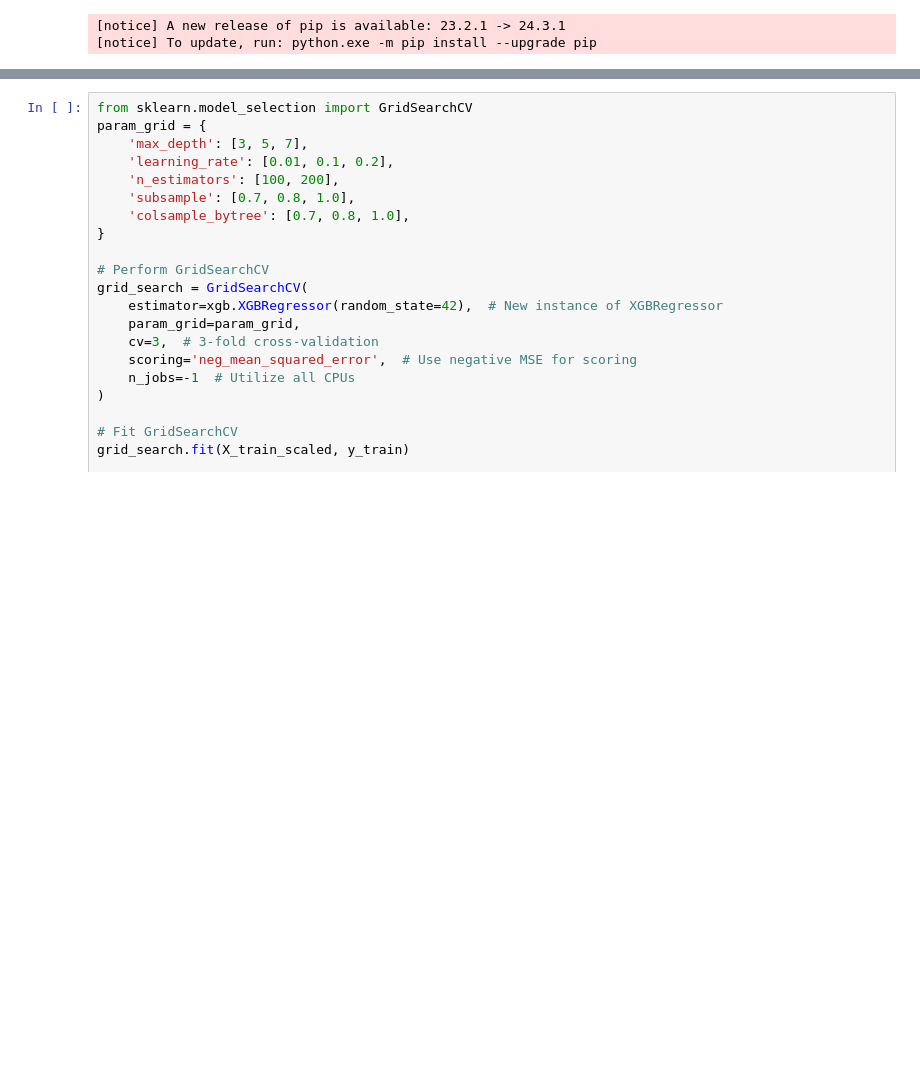
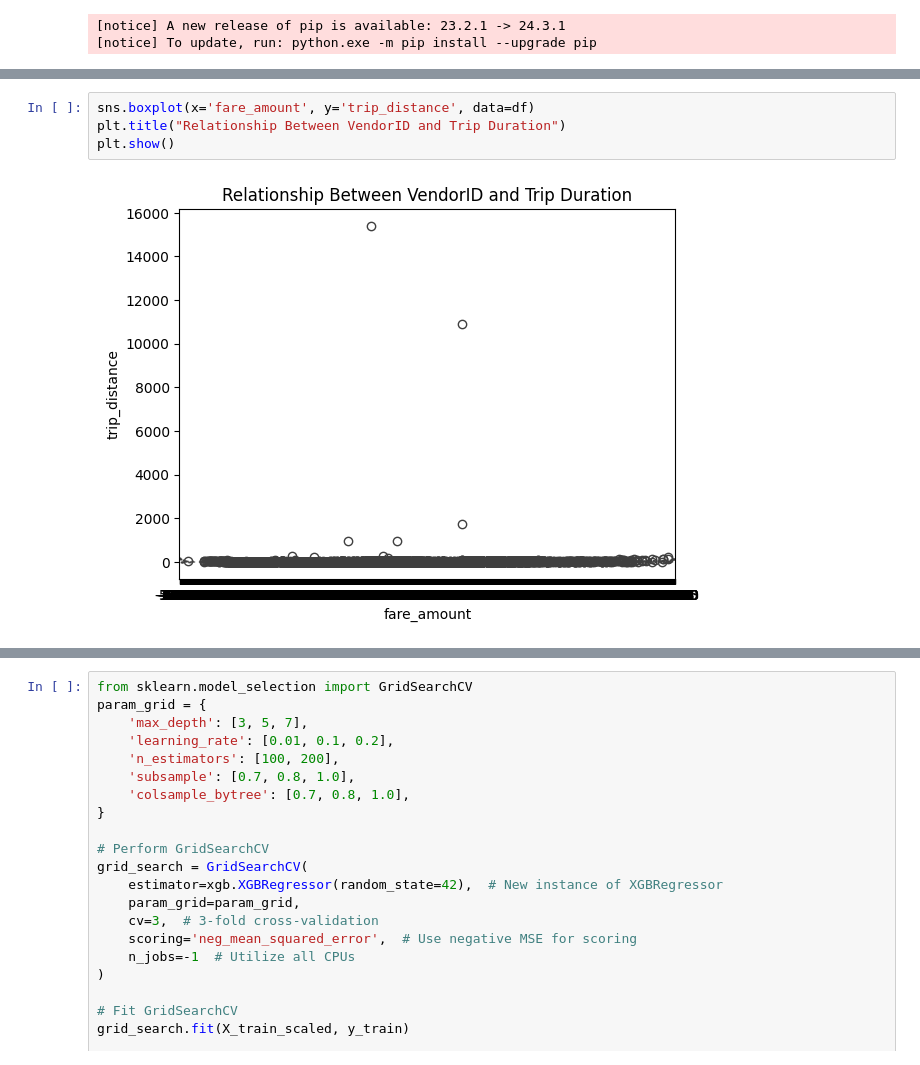
Before and after one commit to Mohammadtalha3/NewYorkTaxi, a Jupyter notebook: Experiment/Data_Ingestion.ipynb, the cells around one changed output, grey strips where cells are left out. Cells and saved outputs as stored; diff of their text form; blank space fills up the shorter version.

```diff
--- a/Experiment/Data_Ingestion.ipynb
+++ b/Experiment/Data_Ingestion.ipynb
@@ -240,0 +290,6 @@ R²: 0.8518576612218705
+# %%
+sns.boxplot(x='fare_amount', y='trip_distance', data=df)
+plt.title("Relationship Between VendorID and Trip Duration")
+plt.show()
+# %% [output]
+[figure, added]
```
Also changed, not shown: parts of 25 cells of this notebook, 2 other files.
